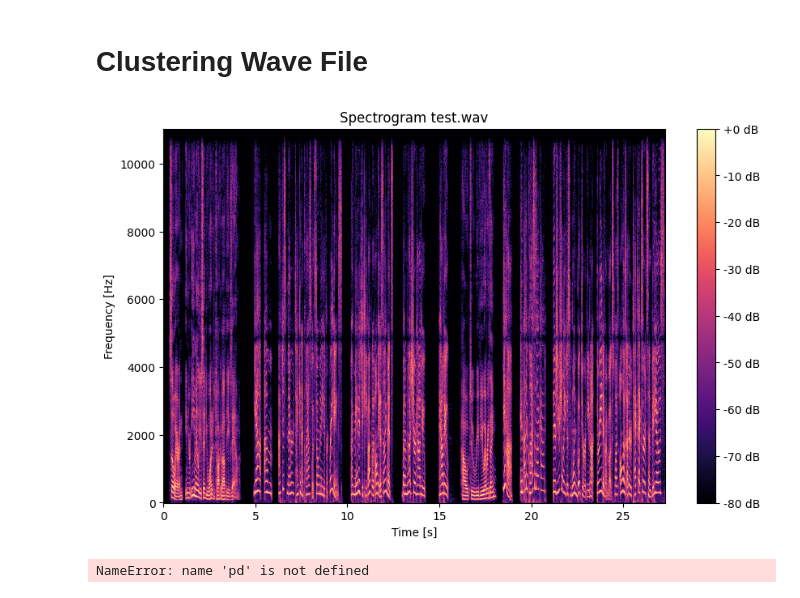
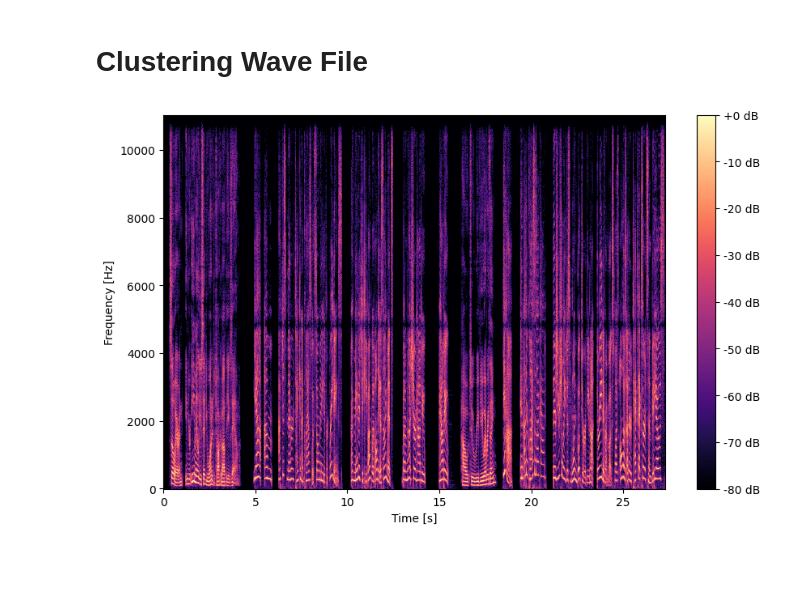
Before and after one commit to jottemka/ds-capstone-speakequal, a Jupyter notebook: jk_speak_equal.ipynb, the cells around one changed output. Saved outputs shown, nothing was run; the diff lists cells and outputs as text; code cells hidden in the pictures; blank space fills up the shorter version.

```diff
--- a/jk_speak_equal.ipynb
+++ b/jk_speak_equal.ipynb
@@ -109,31 +3,27 @@ ModuleNotFoundError: No module named 'pyaudio'
 # %%
 import librosa
 import librosa.display
 import matplotlib.pyplot as plt
 import numpy as np
 import pandas as pd
+import seaborn as sns
 
 # Load audiofile
 y, sr = librosa.load("data/test.wav")
+seconds = len(y)/22050
 
 # Short-Time Fourier Transform (STFT)
 S = librosa.stft(y)
-
-# Conver amplitudes in decibel
+seconds = len(y)/22050
+# Convert amplitudes in decibel
 S_dB = librosa.amplitude_to_db(np.abs(S), ref=np.max)
 
 # Plotting
 plt.figure(figsize=(10, 6))
 librosa.display.specshow(S_dB, sr=sr, x_axis='time', y_axis='hz')
 plt.colorbar(format='%+2.0f dB')
-plt.title('Spectrogram test.wav')
 plt.xlabel('Time [s]')
 plt.ylabel('Frequency [Hz]')
 plt.show()
 # %% [output]
-[figure, old version]
+[figure, new version]
-# %%
-a = pd.DataFrame(S_dB)
-a = a.transpose()
-# %% [output]
-NameError: name 'pd' is not defined
```
Also changed, not shown: parts of 8 cells of this notebook, 7 other files.
